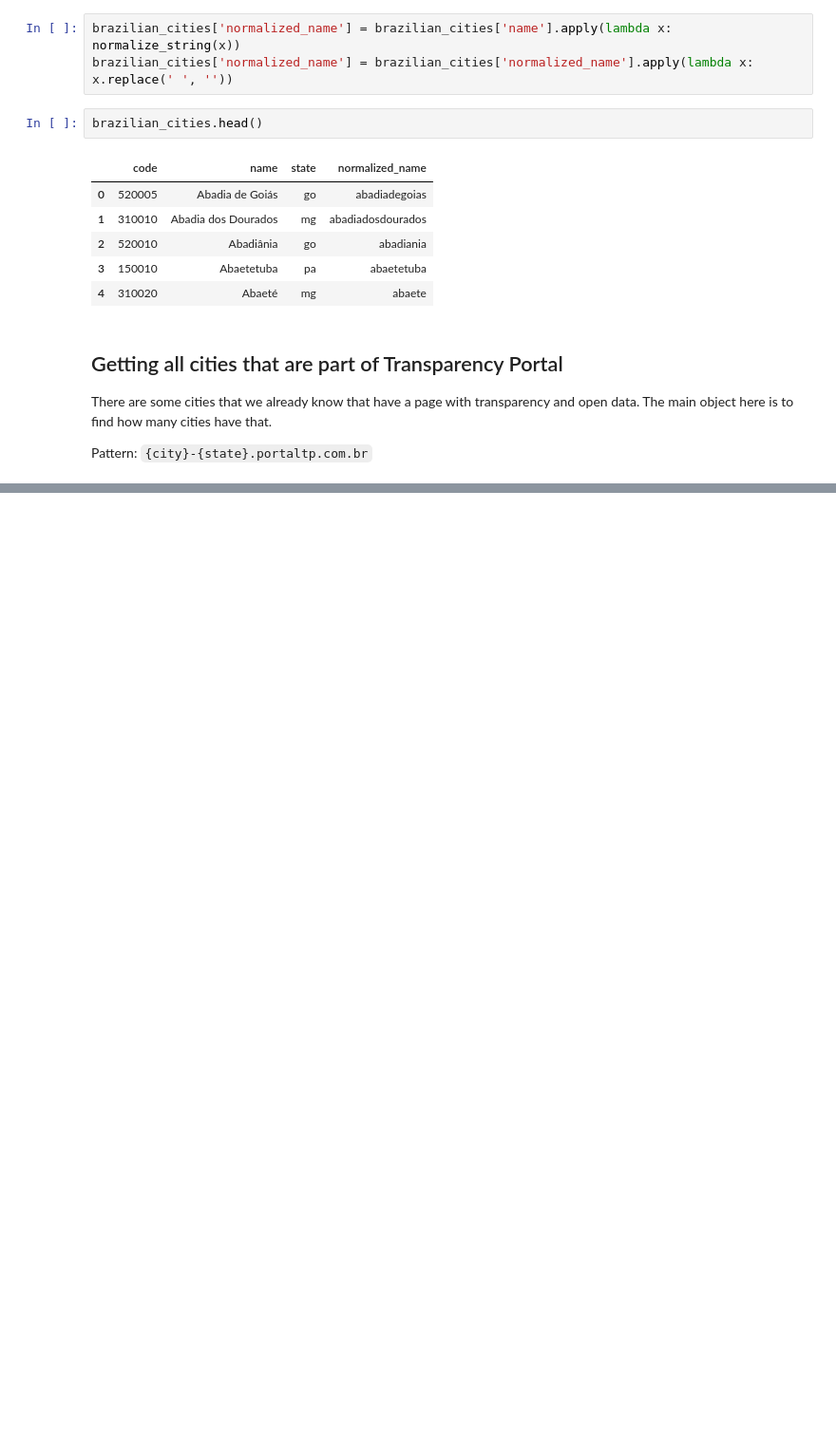
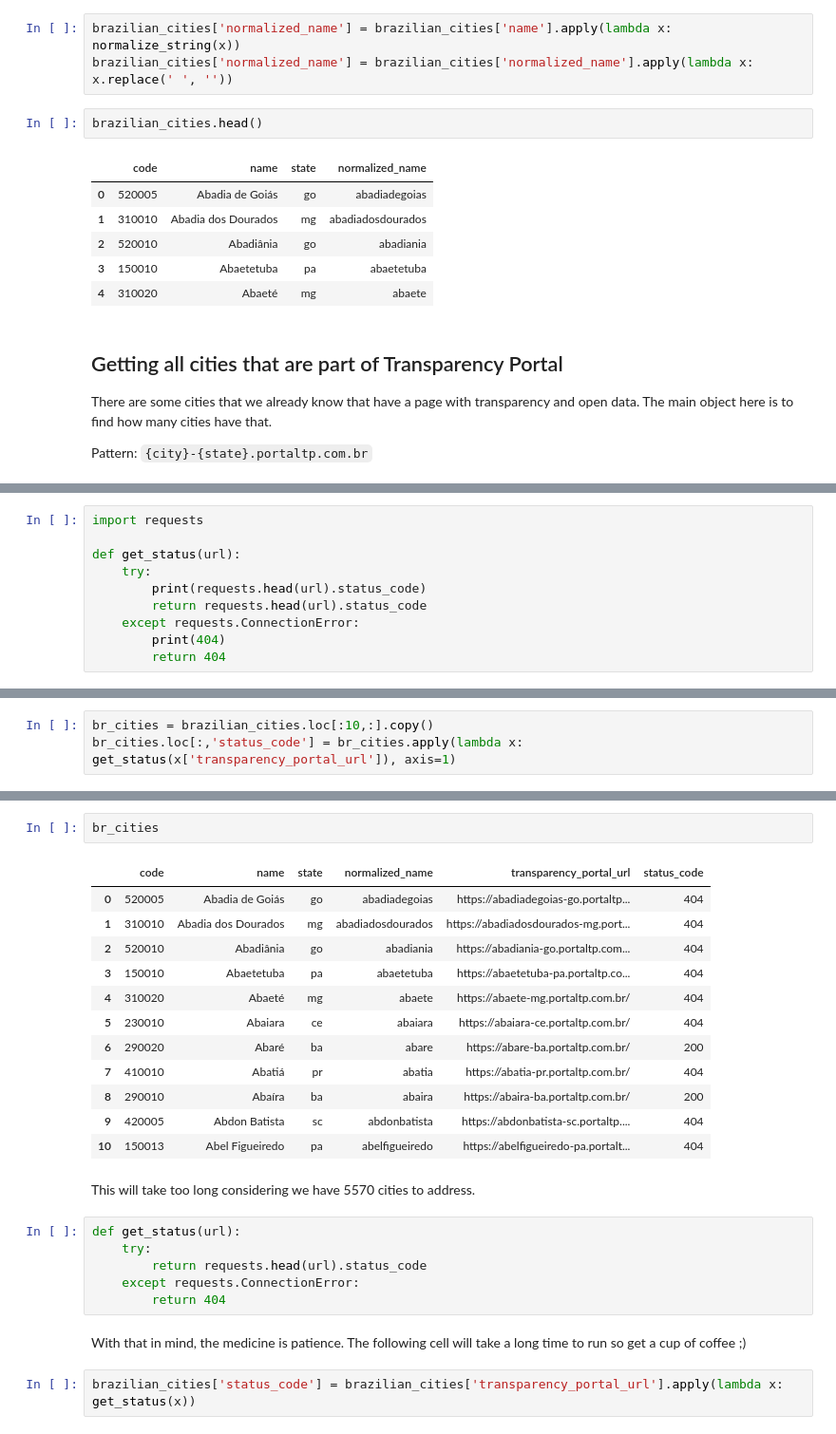
Before and after one commit to okfn-brasil/serenata-de-amor, a Jupyter notebook: develop/2017-05-19-jtemporal-cities-population-study.ipynb, the cells around one changed output, grey strips where cells are left out. Shown at 95% size. Drawn from its saved outputs; the diff is of its cells as text; blank space fills up the shorter version.

```diff
--- a/develop/2017-05-19-jtemporal-cities-population-study.ipynb
+++ b/develop/2017-05-19-jtemporal-cities-population-study.ipynb
@@ -163,0 +181,10 @@ brazilian_cities['status_portaltp'] = brazilian_cities[['normalized_name', 'stat
+# %%
+import requests
+
+def get_status(url):
+    try:
+        print(requests.head(url).status_code)
+        return requests.head(url).status_code
+    except requests.ConnectionError:
+        print(404)
+        return 404
@@ -163,0 +200,3 @@ brazilian_cities['status_portaltp'] = brazilian_cities[['normalized_name', 'stat
+# %%
+br_cities = brazilian_cities.loc[:10,:].copy()
+br_cities.loc[:,'status_code'] = br_cities.apply(lambda x: get_status(x['transparency_portal_url']), axis=1)
@@ -163,0 +215,27 @@ brazilian_cities['status_portaltp'] = brazilian_cities[['normalized_name', 'stat
+# %%
+br_cities
+# %% [output]
+|  | code | name | state | normalized_name | transparency_portal_url | status_code |
+| 0 | 520005 | Abadia de Goiás | go | abadiadegoias | https://abadiadegoias-go.portaltp... | 404 |
+| 1 | 310010 | Abadia dos Dourados | mg | abadiadosdourados | https://abadiadosdourados-mg.port... | 404 |
+| 2 | 520010 | Abadiânia | go | abadiania | https://abadiania-go.portaltp.com... | 404 |
+| 3 | 150010 | Abaetetuba | pa | abaetetuba | https://abaetetuba-pa.portaltp.co... | 404 |
+| 4 | 310020 | Abaeté | mg | abaete | https://abaete-mg.portaltp.com.br/ | 404 |
+| 5 | 230010 | Abaiara | ce | abaiara | https://abaiara-ce.portaltp.com.br/ | 404 |
+| 6 | 290020 | Abaré | ba | abare | https://abare-ba.portaltp.com.br/ | 200 |
+| 7 | 410010 | Abatiá | pr | abatia | https://abatia-pr.portaltp.com.br/ | 404 |
+| 8 | 290010 | Abaíra | ba | abaira | https://abaira-ba.portaltp.com.br/ | 200 |
+| 9 | 420005 | Abdon Batista | sc | abdonbatista | https://abdonbatista-sc.portaltp.... | 404 |
+| 10 | 150013 | Abel Figueiredo | pa | abelfigueiredo | https://abelfigueiredo-pa.portalt... | 404 |
+# %% [markdown]
+This will take too long considering we have 5570 cities to address.
+# %%
+def get_status(url):
+    try:
+        return requests.head(url).status_code
+    except requests.ConnectionError:
+        return 404
+# %% [markdown]
+With that in mind, the medicine is patience. The following cell will take a long time to run so get a cup of coffee ;)
+# %%
+brazilian_cities['status_code'] = brazilian_cities['transparency_portal_url'].apply(lambda x: get_status(x))
```
Also changed, not shown: parts of 17 cells of this notebook, 2 other files.
